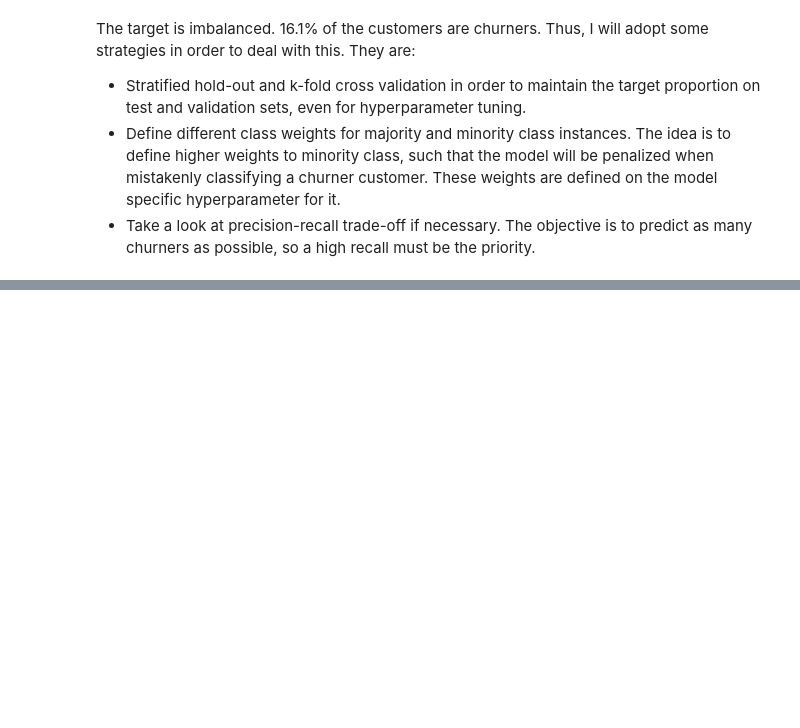
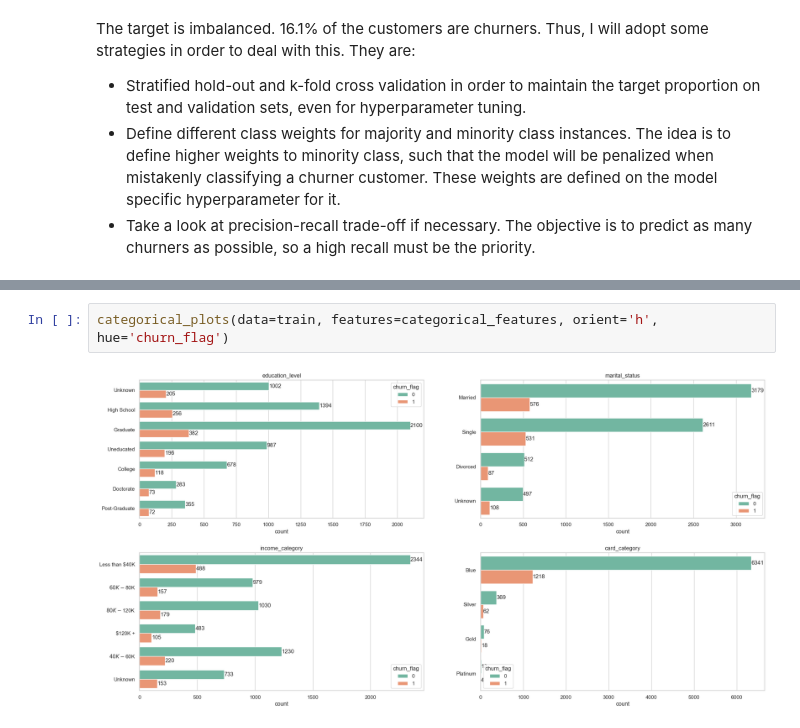
Before and after one commit to allmeidaapedro/Churn-Prediction-Credit-Card, a Jupyter notebook: notebooks/1. EDA.ipynb, the cells around one changed output, grey strips where cells are left out. Drawn from its saved outputs; the diff is of its cells as text; blank space fills up the shorter version.

```diff
--- a/notebooks/1. EDA.ipynb
+++ b/notebooks/1. EDA.ipynb
@@ -343,0 +347,4 @@ The target is imbalanced. 16.1% of the customers are churners. Thus, I will adop
+# %%
+categorical_plots(data=train, features=categorical_features, orient='h', hue='churn_flag')
+# %% [output]
+[figure, added]
```
Also changed, not shown: parts of 2 cells of this notebook, 1 other file.
